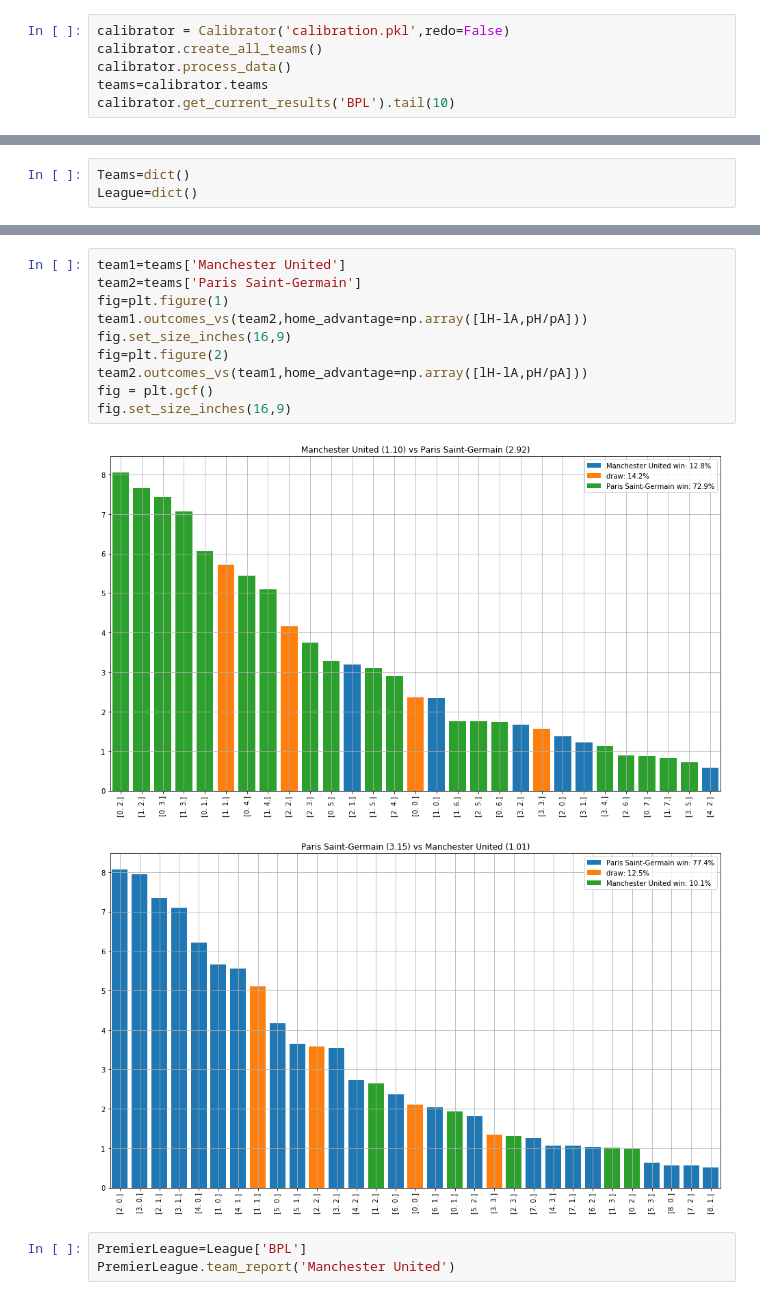
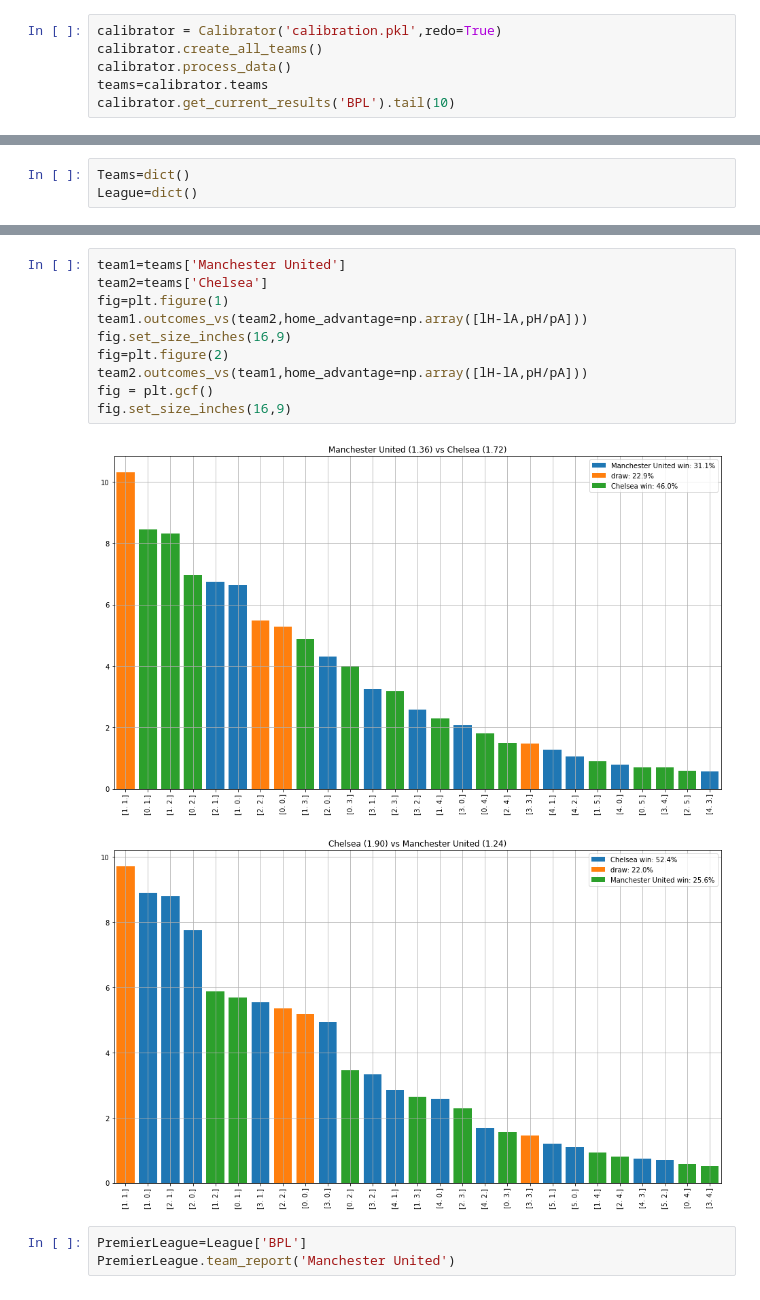
Before and after one commit to tchnvkng/football_sim, a Jupyter notebook: pl2.ipynb, the cells around one changed output, grey strips where cells are left out. Cells and saved outputs as stored; diff of their text form.

```diff
--- a/pl2.ipynb
+++ b/pl2.ipynb
@@ -8,7 +8,7 @@ from football_sim.football_sim import *
 import os
 plt.rcParams['figure.figsize']=[16,9]
 # %%
-calibrator = Calibrator('calibration.pkl',redo=False)
+calibrator = Calibrator('calibration.pkl',redo=True)
 calibrator.create_all_teams()
 calibrator.process_data()
 teams=calibrator.teams
@@ -78,16 +97,16 @@ simulation not yet processed, processing
 # %%
 team1=teams['Manchester United']
-team2=teams['Paris Saint-Germain']
+team2=teams['Chelsea']
 fig=plt.figure(1)
 team1.outcomes_vs(team2,home_advantage=np.array([lH-lA,pH/pA]))
 fig.set_size_inches(16,9)
 fig=plt.figure(2)
 team2.outcomes_vs(team1,home_advantage=np.array([lH-lA,pH/pA]))
 fig = plt.gcf()
 fig.set_size_inches(16,9)
 # %% [output]
-[figure, old version]
+[figure, new version]
-[figure, old version]
+[figure, new version]
 # %%
 PremierLeague=League['BPL']
 PremierLeague.team_report('Manchester United')
```
Also changed, not shown: parts of 4 cells of this notebook, 3 other files.
